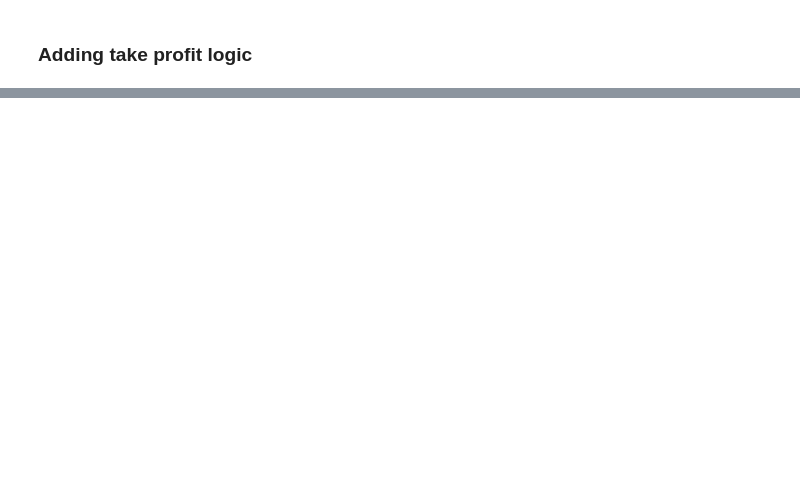
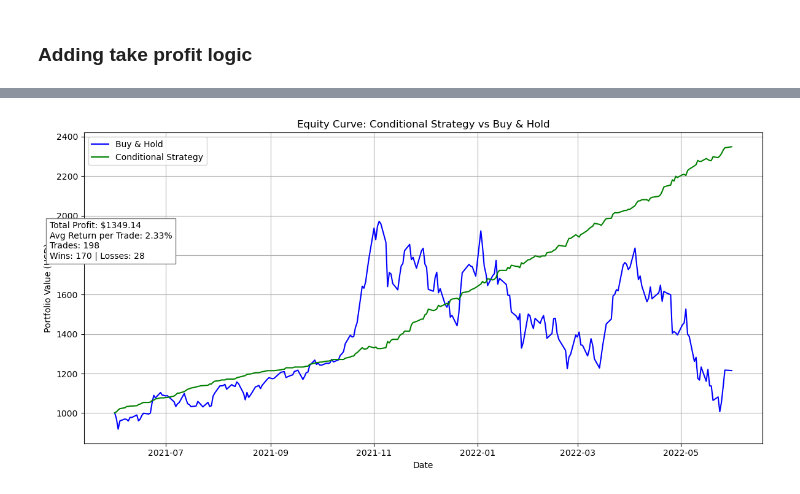
Before and after one commit to apasvenskas/Tesla-Stock-Analysis, a Jupyter notebook: Notebook 1.ipynb, the cells around one changed output, grey strips where cells are left out. Cells and saved outputs as stored; diff of their text form; code cells hidden in the pictures; blank space fills up the shorter version.

```diff
--- a/Notebook 1.ipynb
+++ b/Notebook 1.ipynb
@@ -267,9 +271,9 @@ plt.show()
 ### Adding take profit logic
 # %%
 # Parameters
-threshold = 0.5  # % move from open to trigger trade
-stop_loss_pct = 1.0   # % from open
-take_profit_pct = 2.0 # % from open
+threshold = 0.6  # % move from open to trigger trade
+stop_loss_pct = 2.0   # % from open
+take_profit_pct = 8.0 # % from open
 
 # Clear previous results
 tesla["Position"] = "None"
@@ -370,0 +331,40 @@ Losing Trades: 89
+# %%
+# Recalculate strategy value (optional, in case it's not already done)
+initial_capital = 1000
+tesla['BuyHold_Value'] = tesla['Close'] / tesla.iloc[0]['Close'] * initial_capital
+tesla['Strategy_Value'] = initial_capital + tesla['Cumulative_PnL']
+
+# Strategy metrics
+total_profit = trades['PnL'].sum()
+avg_return_pct = trades['ReturnPctTrade'].mean()
+num_wins = (trades['PnL'] > 0).sum()
+num_losses = (trades['PnL'] < 0).sum()
+num_trades = len(trades)
+
+# Create the plot
+plt.figure(figsize=(12, 6))
+plt.plot(tesla['Date'], tesla['BuyHold_Value'], label='Buy & Hold', color='blue')
+plt.plot(tesla['Date'], tesla['Strategy_Value'], label='Conditional Strategy', color='green')
+
+# Title and axis labels
+plt.title('Equity Curve: Conditional Strategy vs Buy & Hold')
+plt.xlabel('Date')
+plt.ylabel('Portfolio Value (USD)')
+plt.grid(True)
+plt.legend()
+
+# Add a textbox with strategy metrics
+metrics_text = (
+    f"Total Profit: ${total_profit:.2f}\n"
+    f"Avg Return per Trade: {avg_return_pct:.2f}%\n"
+    f"Trades: {num_trades}\n"
+    f"Wins: {num_wins} | Losses: {num_losses}"
+)
+
+# Position the text box on the plot
+plt.gcf().text(0.02, 0.6, metrics_text, fontsize=10, bbox=dict(facecolor='white', edgecolor='gray'))
+
+plt.tight_layout()
+plt.show()
+# %% [output]
+[figure, added]
```
Also changed, not shown: parts of 12 cells of this notebook, 1 other file.
